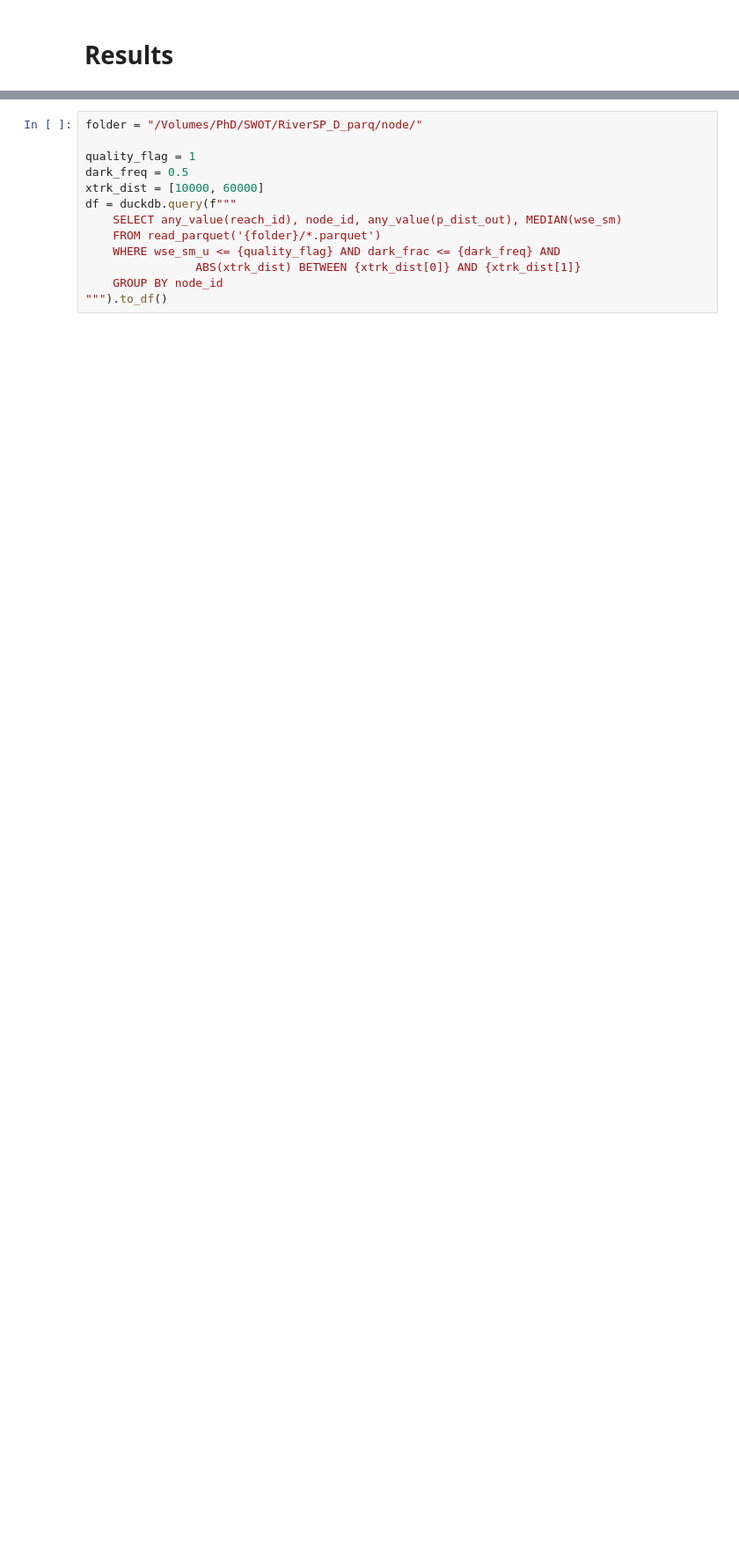
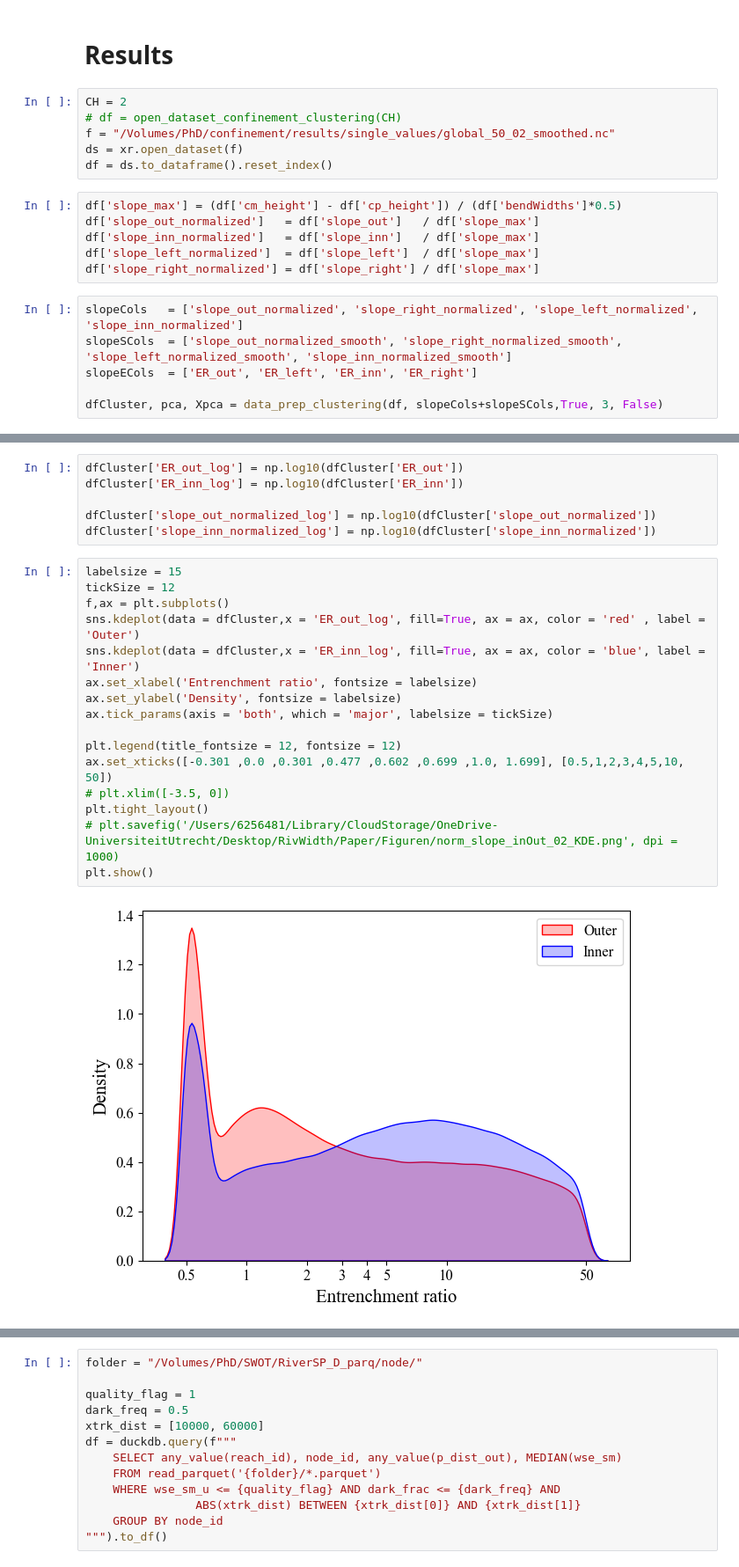
Before and after one commit to niekcde/river-confinement, a Jupyter notebook: final_results.ipynb, the cells around one changed output, grey strips where cells are left out. Shown at 88% size. Saved outputs shown, nothing was run; the diff lists cells and outputs as text; blank space fills up the shorter version.

```diff
--- a/final_results.ipynb
+++ b/final_results.ipynb
@@ -11,2 +565,20 @@ dfC = pd.read_csv('/Volumes/PhD/confinement/results/dfClusterSlope.csv')
 # %% [markdown]
 # Results
+# %%
+CH = 2
+# df = open_dataset_confinement_clustering(CH)
+f = "/Volumes/PhD/confinement/results/single_values/global_50_02_smoothed.nc"
+ds = xr.open_dataset(f)
+df = ds.to_dataframe().reset_index()
+# %%
+df['slope_max'] = (df['cm_height'] - df['cp_height']) / (df['bendWidths']*0.5)
+df['slope_out_normalized']   = df['slope_out']   / df['slope_max']
+df['slope_inn_normalized']   = df['slope_inn']   / df['slope_max']
+df['slope_left_normalized']  = df['slope_left']  / df['slope_max']
+df['slope_right_normalized'] = df['slope_right'] / df['slope_max']
+# %%
+slopeCols   = ['slope_out_normalized', 'slope_right_normalized', 'slope_left_normalized', 'slope_inn_normalized']
+slopeSCols  = ['slope_out_normalized_smooth', 'slope_right_normalized_smooth', 'slope_left_normalized_smooth', 'slope_inn_normalized_smooth']
+slopeECols  = ['ER_out', 'ER_left', 'ER_inn', 'ER_right']
+
+dfCluster, pca, Xpca = data_prep_clustering(df, slopeCols+slopeSCols,True, 3, False)
@@ -12,0 +1009,24 @@ dfC = pd.read_csv('/Volumes/PhD/confinement/results/dfClusterSlope.csv')
+# %%
+dfCluster['ER_out_log'] = np.log10(dfCluster['ER_out'])
+dfCluster['ER_inn_log'] = np.log10(dfCluster['ER_inn'])
+
+dfCluster['slope_out_normalized_log'] = np.log10(dfCluster['slope_out_normalized'])
+dfCluster['slope_inn_normalized_log'] = np.log10(dfCluster['slope_inn_normalized'])
+# %%
+labelsize = 15
+tickSize = 12
+f,ax = plt.subplots()
+sns.kdeplot(data = dfCluster,x = 'ER_out_log', fill=True, ax = ax, color = 'red' , label = 'Outer')
+sns.kdeplot(data = dfCluster,x = 'ER_inn_log', fill=True, ax = ax, color = 'blue', label = 'Inner')
+ax.set_xlabel('Entrenchment ratio', fontsize = labelsize)
+ax.set_ylabel('Density', fontsize = labelsize)
+ax.tick_params(axis = 'both', which = 'major', labelsize = tickSize)
+
+plt.legend(title_fontsize = 12, fontsize = 12)
+ax.set_xticks([-0.301 ,0.0 ,0.301 ,0.477 ,0.602 ,0.699 ,1.0, 1.699], [0.5,1,2,3,4,5,10, 50])
+# plt.xlim([-3.5, 0])
+plt.tight_layout()
+# plt.savefig('/Users/6256481/Library/CloudStorage/OneDrive-UniversiteitUtrecht/Desktop/RivWidth/Paper/Figuren/norm_slope_inOut_02_KDE.png', dpi = 1000)
+plt.show()
+# %% [output]
+[figure, added]
```
Also changed, not shown: parts of 29 cells of this notebook.
